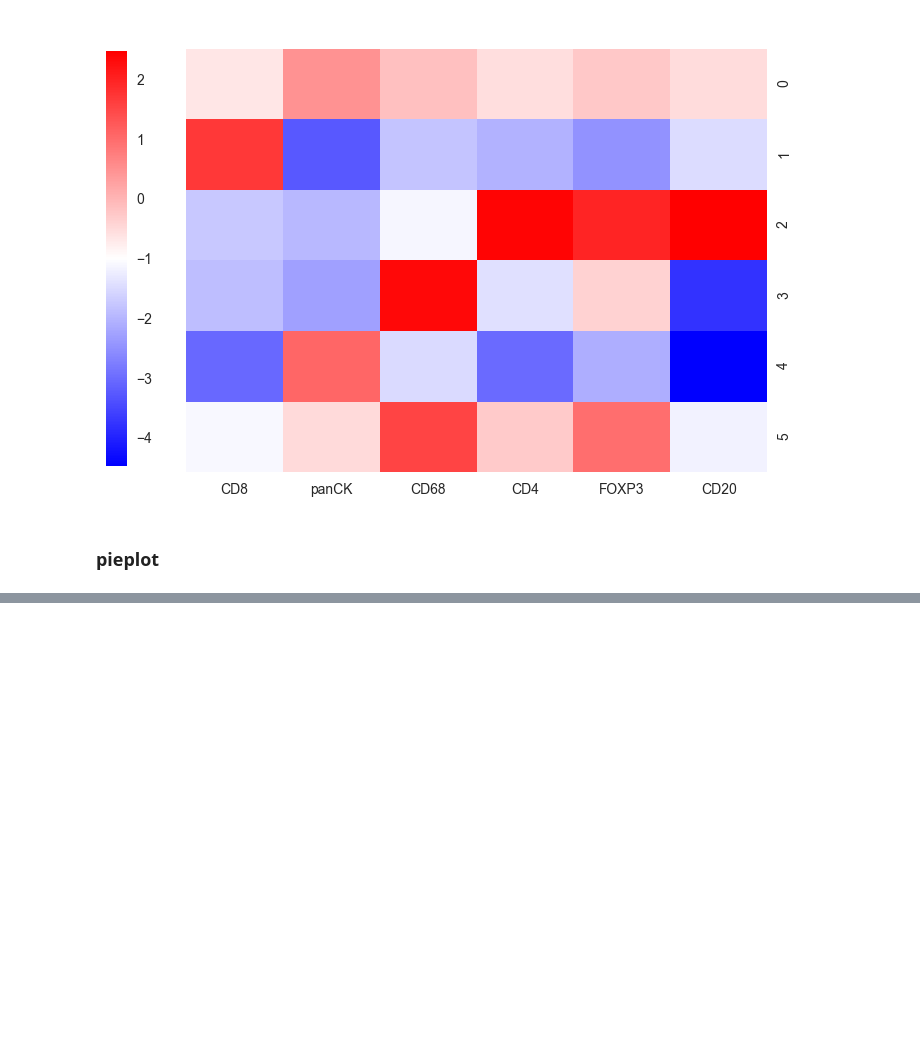
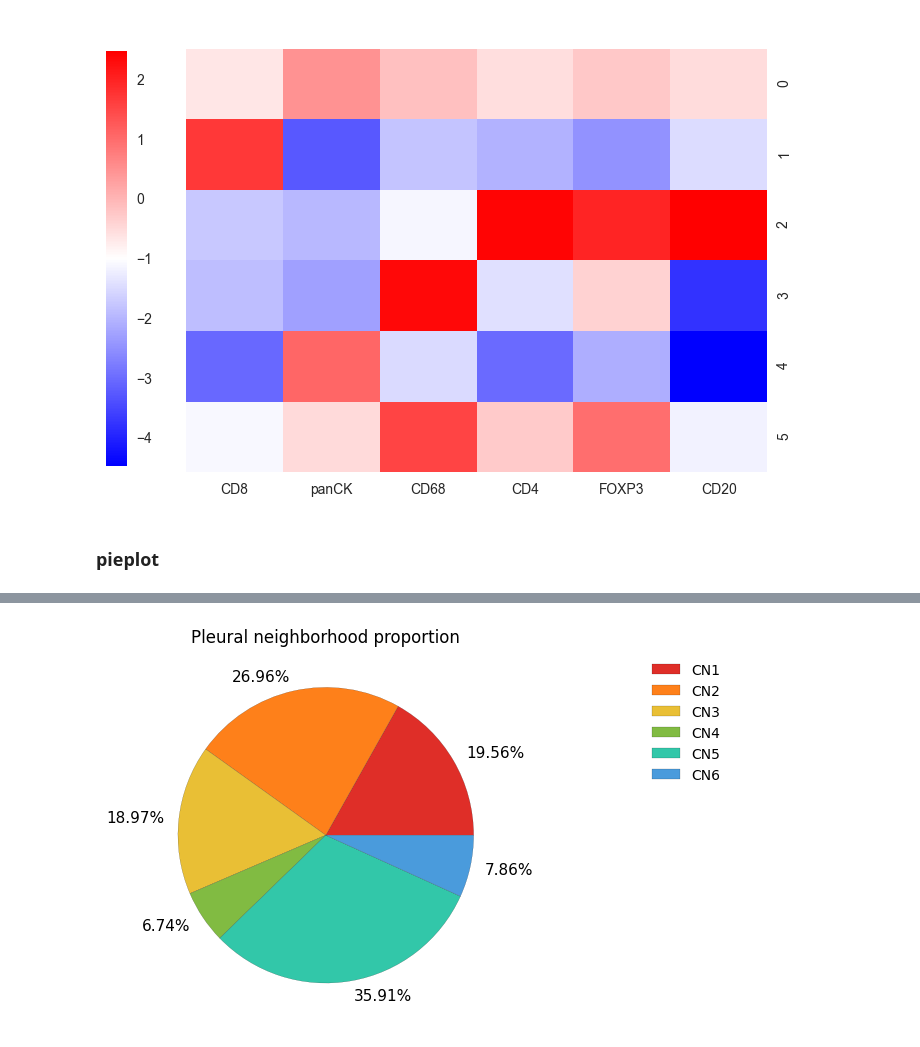
Before and after one commit to osmanbeyoglulab/MesotheliomaSpatialAtlas_analysis, a Jupyter notebook: notebook/Figures_with_Python.ipynb, the cells around one changed output, grey strips where cells are left out. Saved outputs shown, nothing was run; the diff lists cells and outputs as text; code cells hidden in the pictures; blank space fills up the shorter version.

```diff
--- a/notebook/Figures_with_Python.ipynb
+++ b/notebook/Figures_with_Python.ipynb
@@ -521,101 +585,27 @@ s = clustermap_plot(lfc)
 # %%
 ##########################################
 # analysis
-def PiePlot_CN_byPatient(data1,filename, title, by="Neighborhood", angle=220, save=False,nolegend=False):
 
-
-
-
-
-    fc_p1 = data1.groupby(["MVB"]).apply(lambda x: x[by].value_counts(sort=False, normalize=True).rename_axis('Type').reset_index(name='Percent'))
-
-
-    df_fc1 = fc_p1.reset_index()
-
-    df_percent1 = df_fc1.set_index(["MVB", 'Type'])['Percent'].unstack().reset_index() #pivot dataframe unstack used to reshape dataframe
-
-    df_percent1 = df_percent1.set_index("MVB")
-
-    percents_ave = df_percent1.mean()
-    s = percents_ave
-    labels = s.index
-    percents = s.values
-
-    plt.pie(percents_ave, startangle=angle,labels=labels, textprops={'fontsize': 11}, \
-            # colors = [get_marker_color(m) for m in order], #'tab:blue', 'tab:pink',
-            wedgeprops = {"edgecolor" : "black",
-                      'linewidth': 0.1,
-                      'antialiased': True})
-
-
-    plt.legend( bbox_to_anchor=(1.6,1), loc='upper right',
-                labels=['%s, %1.1f %%' % (l, s) for l, s in zip(labels,percents)])
-
-    plt.ylabel('')
-
-    plt.title(title)
-
-    if save:
-        # plt.tight_layout()
-        # plt.subplots_adjust(left=0.3, right=1, bottom=0.1, top=0.2)
-        plt.savefig(f"{filename}.pdf", format='pdf', bbox_inches = "tight", dpi=500)
-
-    plt.show()
-
-from utils_sub  import PiePlot, PiePlot_CN_byPatient
-
-df = pd.read_csv(f"{path}/{method_param}_{n_neighbor}.csv",  dtype={"MVB": str})
+n_neighbor=6
+df = pd.read_csv(f"../data_and_figure/neighborhood/50-{n_neighbor}.csv",  dtype={"MVB": str})
 
 df.loc[:,'Neighborhood'] = "CN" + (( df.loc[:,'Neighborhood'+str(n_neighbor)].astype("int") + 1).astype(str))
 # df.to_csv ("./cellular_neighborhood_code/output/Distancecutoff/50_6_m.csv")
 
 
-df_noOther = df.loc[ df['CaseType'] != 'Other', :]
-
-
-# barplot
-
-
-df_result = df_noOther.groupby(["Neighborhood", "CaseType"]).size().unstack(fill_value=0).reset_index()
-
-df_result['Pleural'] = df_result['Pleural']/df_noOther.groupby(['CaseType']).size()[1]
-df_result['Peritoneal'] = df_result['Peritoneal']/df_noOther.groupby(['CaseType']).size()[0]
-
-df_plot = df_result.melt(id_vars=["Neighborhood"], value_vars=['Pleural', 'Peritoneal'])
-
-
-# markers = ["CD20", "CD4", "CD8", "FOXP3", "CD68",  "CK"] # unidentified does not have intensity, "Unidentified"]
-
-# title=""
-title = f'MPM vs MPeM proportion in neighborhood'
-
-hue_order=["Pleural", "Peritoneal"]
-
-
-filename = f"{path}/{method_param}_{n_neighbor}_MPM_vs_MPeM.pdf"
-bar_plot(filename, title,df_plot, 'Neighborhood', 'value', 'CaseType',hue_order, save=True)
-
-
-
 # pieplot
-df.loc[:,'Neighborhood'] = "CN" + (( df.loc[:,'Neighborhood'+str(n_neighbor)].astype("int") + 1).astype(str))
 
 casetype = "Pleural" #"Peritoneal"## ##"Peritoneal" # # # # #
 # casetype = "Peritoneal"
 df_sub = df.loc[ df['CaseType'] == casetype, :]
 title = f"{casetype} neighborhood proportion"
-filename  = f"{path}/{method_param}_{n_neighbor}_pieplot_{casetype}"
-
-# PiePlot(df_sub['Neighborhood'].sort_values(), filename, title, save=True)
-
-# order = set(df_sub['Neighborhood'].sort_values())
-
-PiePlot_CN_byPatient(df_sub,filename, title, by="Neighborhood", angle=0, save=True,nolegend=False)
+PiePlot_CN_byPatient(df_sub, title, by="Neighborhood", angle=0, nolegend=False)
 
 #
 casetype = "Peritoneal"
 df_sub = df.loc[ df['CaseType'] == casetype, :]
 title = f"{casetype} neighborhood proportion"
-filename  = f"{path}/{method_param}_{n_neighbor}_pieplot_{casetype}"
 # PiePlot(df_sub['Neighborhood'].sort_values(), filename, title, save=True)
-PiePlot_CN_byPatient(df_sub,filename, title, by="Neighborhood", angle=0, save=True,nolegend=False)
+PiePlot_CN_byPatient(df_sub, title, by="Neighborhood", angle=0, nolegend=False)
+# %% [output]
+[figure, added]
```
Also changed, not shown: parts of 4 cells of this notebook.
